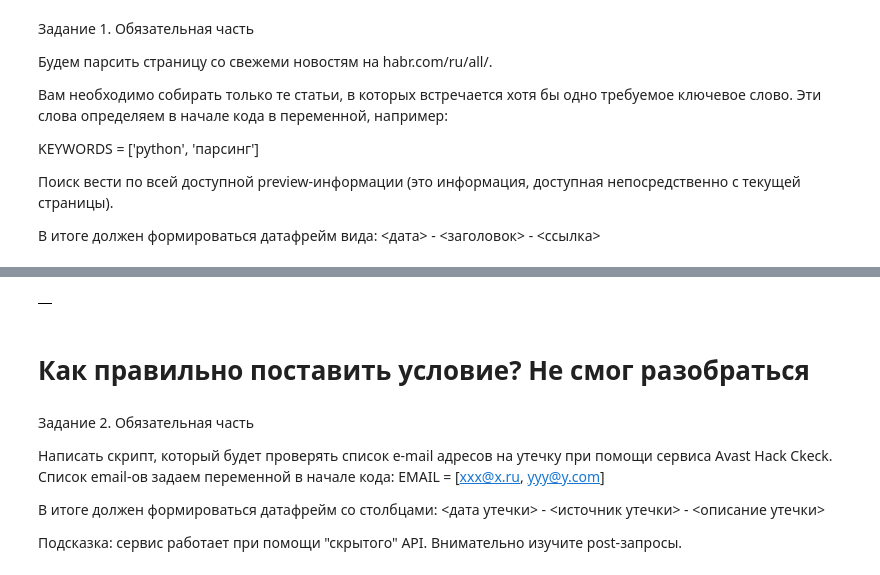
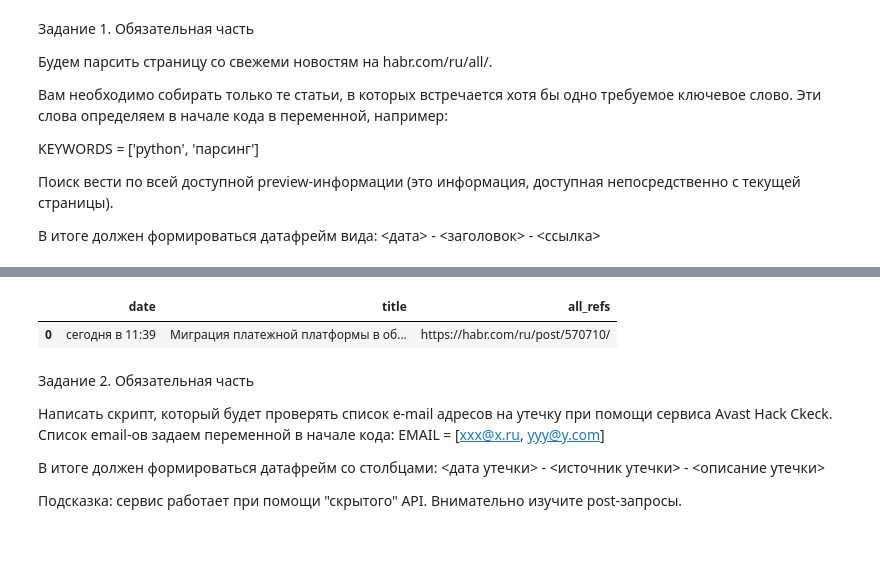
Before and after one commit to semnganye/phyton, a Jupyter notebook: DZ_Scraping.ipynb, the cells around one changed output, grey strips where cells are left out. Drawn from its saved outputs; the diff is of its cells as text; code cells hidden in the pictures; blank space fills up the shorter version.

```diff
--- a/DZ_Scraping.ipynb
+++ b/DZ_Scraping.ipynb
@@ -28,28 +47,20 @@ posts = soup.find_all('article', class_='tm-articles-list__item')
-# %%
-# добираемся до текста со ссылкой
-articles_intro = list(map(lambda x: x.find('h2', class_='tm-article-snippet__title'), posts))
-# %%
-# добираемся до ссылок
-a_list = list(map(lambda x: x.find('a').get('href'), articles_intro))
-# %%
-# формируем полноценные ссылки
-all_refs = list(map(lambda x: 'https://habr.com' + x, a_list))
-# %%
-date = list(map(lambda x: x.find('span', class_='tm-article-snippet__datetime-published'), posts))
 # %%
 kom_news = pd.DataFrame()
 for post in posts:
-    if KEYWORDS in post:
-        date = soup.find('span', class_='tm-article-snippet__datetime-published').text
-        articles_intro = soup.find('h2', class_='tm-article-snippet__title').text
-        w = title_element.attrs.get('href')
-        row = {'date': date, 'title': articles_intro, 'text': w}
-        kom_news = pd.concat([kom_news, pd.DataFrame([row])])
-kom_news
+    for word in KEYWORDS:
+        if word in post.text.lower():
+
+            date = soup.find('span', class_='tm-article-snippet__datetime-published').text
+            articles_intro = soup.find('h2', class_='tm-article-snippet__title').text
+            a_list = soup.find('a', class_='tm-article-snippet__title-link')
+            ref = a_list.attrs.get('href')
+            all_refs = 'https://habr.com' + ref
+            row = {'date': date, 'title': articles_intro, 'all_refs' : all_refs}
+            kom_news = pd.concat([kom_news, pd.DataFrame([row])])
+kom_news.drop_duplicates(subset=['all_refs'], keep='first')
 # %% [output]
-|  |
+|  | date | title | all_refs |
+| 0 | сегодня в 11:39 | Миграция платежной платформы в об... | https://habr.com/ru/post/570710/ |
-# %% [markdown]
-# Как правильно поставить условие? Не смог разобраться
 # %% [markdown]
 
 Задание 2.
```
Also changed, not shown: parts of 4 cells of this notebook.
